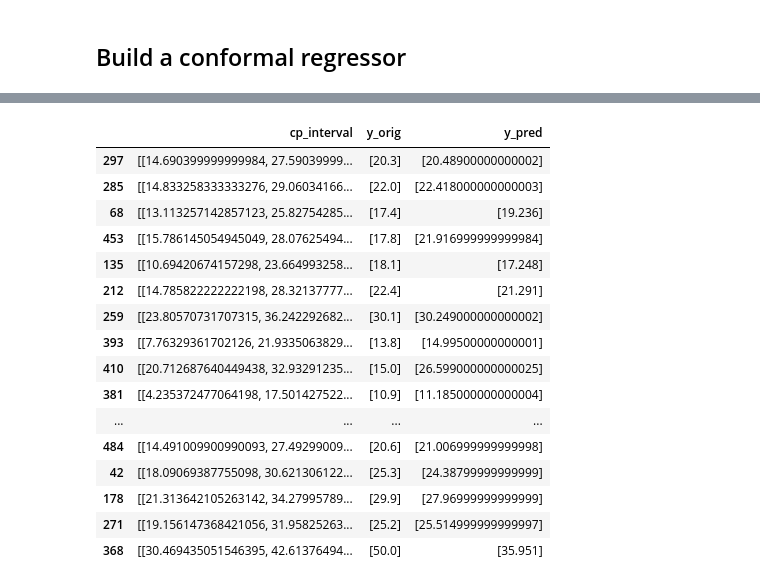
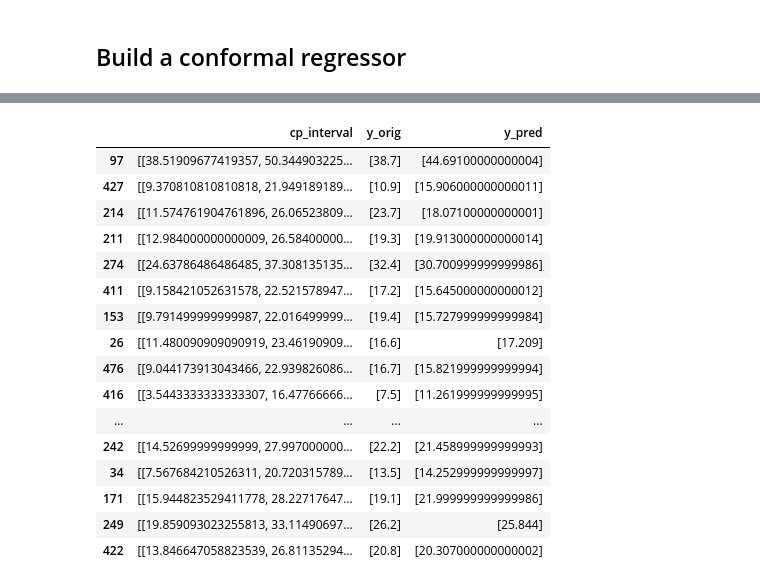
Before and after one commit to cewaphi/auto-ml-tools, a Jupyter notebook: notebooks/analyse-boston.ipynb, the cells around one changed output, grey strips where cells are left out. Saved outputs shown, nothing was run; the diff lists cells and outputs as text; code cells hidden in the pictures.

```diff
--- a/notebooks/analyse-boston.ipynb
+++ b/notebooks/analyse-boston.ipynb
@@ -217,23 +222,23 @@ results
 # %%
 rnd_ids = np.random.permutation(len(results))
 # %%
-excerpt = results.iloc[rnd_ids[0:25]]
+excerpt = results.iloc[rnd_ids[15:40]]
 excerpt
 # %% [output]
 |  | cp_interval | y_orig | y_pred |
-| 297 | [[14.690399999999984, 27.59039999... | [20.3] | [20.48900000000002] |
-| 285 | [[14.833258333333276, 29.06034166... | [22.0] | [22.418000000000003] |
-| 68 | [[13.113257142857123, 25.82754285... | [17.4] | [19.236] |
-| 453 | [[15.786145054945049, 28.07625494... | [17.8] | [21.916999999999984] |
-| 135 | [[10.69420674157298, 23.664993258... | [18.1] | [17.248] |
-| 212 | [[14.785822222222198, 28.32137777... | [22.4] | [21.291] |
-| 259 | [[23.80570731707315, 36.242292682... | [30.1] | [30.249000000000002] |
-| 393 | [[7.76329361702126, 21.9335063829... | [13.8] | [14.99500000000001] |
-| 410 | [[20.712687640449438, 32.93291235... | [15.0] | [26.599000000000025] |
-| 381 | [[4.235372477064198, 17.501427522... | [10.9] | [11.185000000000004] |
+| 97 | [[38.51909677419357, 50.344903225... | [38.7] | [44.69100000000004] |
+| 427 | [[9.370810810810818, 21.949189189... | [10.9] | [15.906000000000011] |
+| 214 | [[11.574761904761896, 26.06523809... | [23.7] | [18.07100000000001] |
+| 211 | [[12.984000000000009, 26.58400000... | [19.3] | [19.913000000000014] |
+| 274 | [[24.63786486486485, 37.308135135... | [32.4] | [30.700999999999986] |
+| 411 | [[9.158421052631578, 22.521578947... | [17.2] | [15.645000000000012] |
+| 153 | [[9.791499999999987, 22.016499999... | [19.4] | [15.727999999999984] |
+| 26 | [[11.480090909090919, 23.46190909... | [16.6] | [17.209] |
+| 476 | [[9.044173913043466, 22.939826086... | [16.7] | [15.821999999999994] |
+| 416 | [[3.5443333333333307, 16.47766666... | [7.5] | [11.261999999999995] |
 | ... | ... | ... | ... |
-| 484 | [[14.491009900990093, 27.49299009... | [20.6] | [21.006999999999998] |
-| 42 | [[18.09069387755098, 30.621306122... | [25.3] | [24.38799999999999] |
-| 178 | [[21.313642105263142, 34.27995789... | [29.9] | [27.96999999999999] |
-| 271 | [[19.156147368421056, 31.95825263... | [25.2] | [25.514999999999997] |
-| 368 | [[30.469435051546395, 42.61376494... | [50.0] | [35.951] |
+| 242 | [[14.52699999999999, 27.997000000... | [22.2] | [21.458999999999993] |
+| 34 | [[7.567684210526311, 20.720315789... | [13.5] | [14.252999999999997] |
+| 171 | [[15.944823529411778, 28.22717647... | [19.1] | [21.999999999999986] |
+| 249 | [[19.859093023255813, 33.11490697... | [26.2] | [25.844] |
+| 422 | [[13.846647058823539, 26.81135294... | [20.8] | [20.307000000000002] |
```
Also changed, not shown: parts of 21 cells of this notebook.
